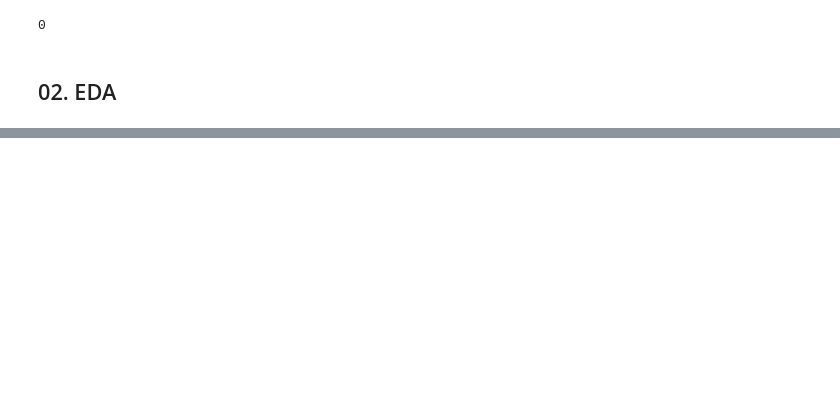
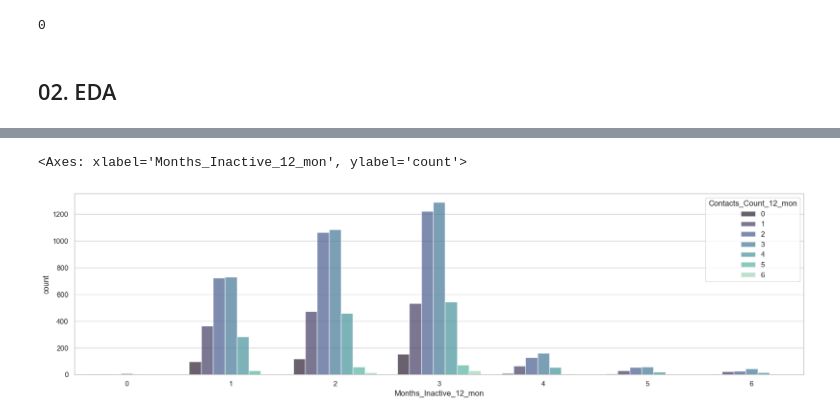
Before and after one commit to ediashta/ftds-020-final-project, a Jupyter notebook: h8dsft_final-project_ediashta.ipynb, the cells around one changed output, grey strips where cells are left out. Saved outputs shown, nothing was run; the diff lists cells and outputs as text; code cells hidden in the pictures; blank space fills up the shorter version.

```diff
--- a/h8dsft_final-project_ediashta.ipynb
+++ b/h8dsft_final-project_ediashta.ipynb
@@ -96,0 +213,6 @@ bank_df.duplicated().sum()
+# %%
+plt.figure(figsize=(20,5))
+sns.countplot(x='Months_Inactive_12_mon',data=bank_df,palette='mako',hue='Contacts_Count_12_mon', alpha=0.7)
+# %% [output]
+<Axes: xlabel='Months_Inactive_12_mon', ylabel='count'>
+[figure, added]
```
Also changed, not shown: parts of 36 cells of this notebook.
